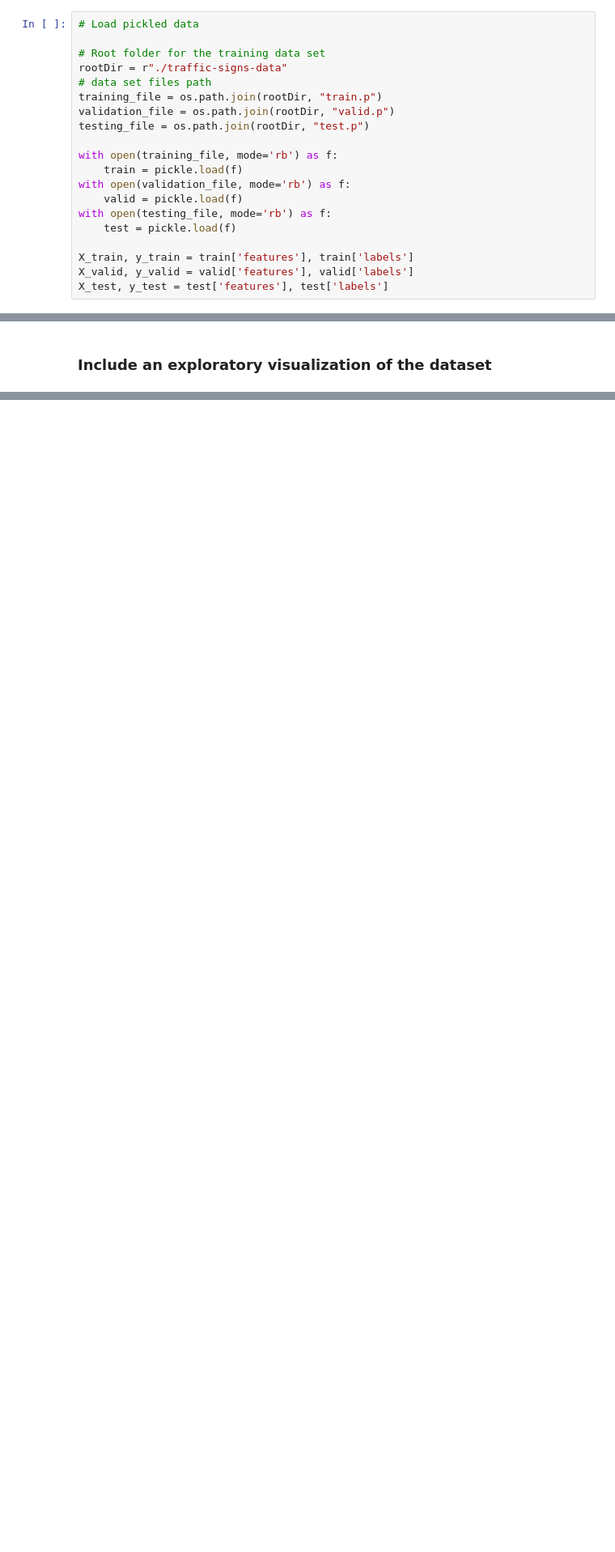
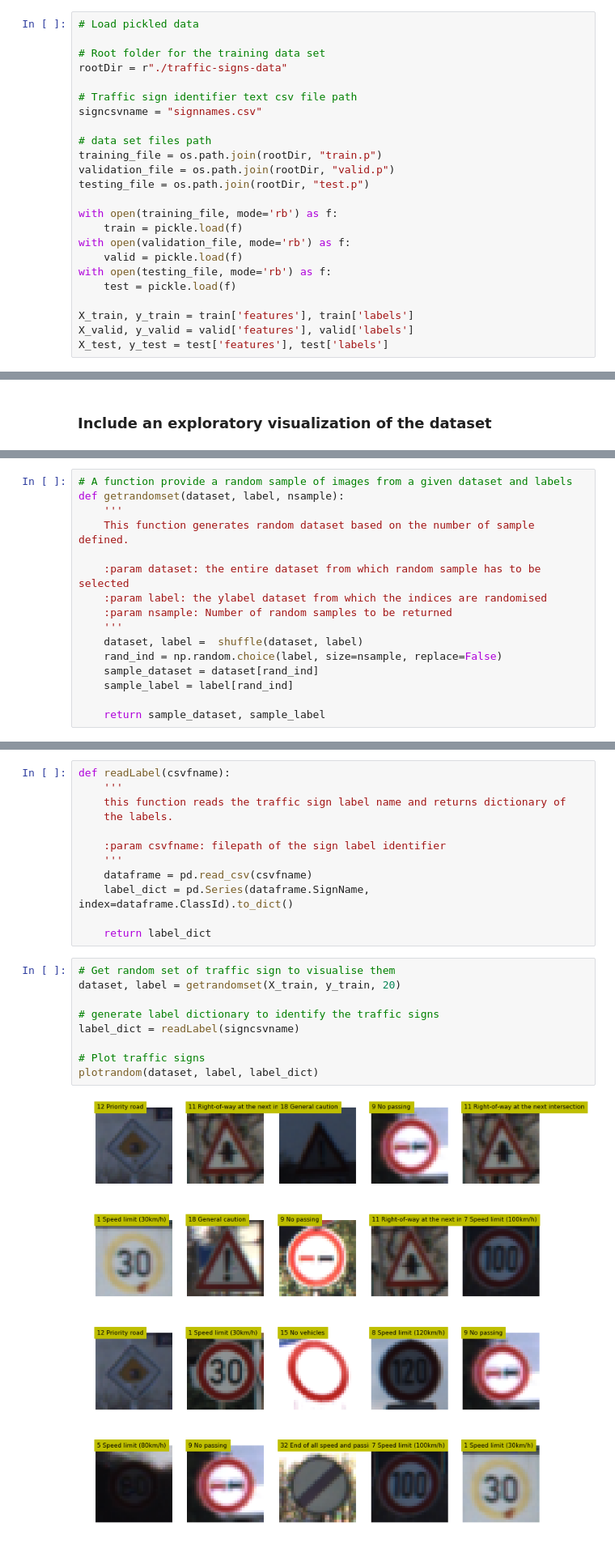
Before and after one commit to srikanth-narayanan/Traffic-Sign-Classifier, a Jupyter notebook: Traffic_Sign_Classifier.ipynb, the cells around one changed output, grey strips where cells are left out. Shown at 81% size. Drawn from its saved outputs; the diff is of its cells as text; blank space fills up the shorter version.

Commit message:
Defined plot method and visualization of data
Definition of plotting methods, visualization and normalization of data
methods generated

```diff
--- a/Traffic_Sign_Classifier.ipynb
+++ b/Traffic_Sign_Classifier.ipynb
@@ -29,6 +35,10 @@ import numpy as np
 
 # Root folder for the training data set
 rootDir = r"./traffic-signs-data"
+
+# Traffic sign identifier text csv file path
+signcsvname = "signnames.csv"
+
 # data set files path
 training_file = os.path.join(rootDir, "train.p")
 validation_file = os.path.join(rootDir, "valid.p")
@@ -122,0 +106,16 @@ Here is an example of a [published baseline model on this problem](http://yann.l
+# %%
+# A function provide a random sample of images from a given dataset and labels
+def getrandomset(dataset, label, nsample):
+    '''
+    This function generates random dataset based on the number of sample defined.
+
+    :param dataset: the entire dataset from which random sample has to be selected
+    :param label: the ylabel dataset from which the indices are randomised
+    :param nsample: Number of random samples to be returned
+    '''
+    dataset, label =  shuffle(dataset, label)
+    rand_ind = np.random.choice(label, size=nsample, replace=False)
+    sample_dataset = dataset[rand_ind]
+    sample_label = label[rand_ind]
+
+    return sample_dataset, sample_label
@@ -122,0 +149,23 @@ Here is an example of a [published baseline model on this problem](http://yann.l
+# %%
+def readLabel(csvfname):
+    '''
+    this function reads the traffic sign label name and returns dictionary of
+    the labels.
+
+    :param csvfname: filepath of the sign label identifier
+    '''
+    dataframe = pd.read_csv(csvfname)
+    label_dict = pd.Series(dataframe.SignName, index=dataframe.ClassId).to_dict()
+
+    return label_dict
+# %%
+# Get random set of traffic sign to visualise them
+dataset, label = getrandomset(X_train, y_train, 20)
+
+# generate label dictionary to identify the traffic signs
+label_dict = readLabel(signcsvname)
+
+# Plot traffic signs
+plotrandom(dataset, label, label_dict)
+# %% [output]
+[figure, added]
```
Also changed, not shown: parts of 9 cells of this notebook.
